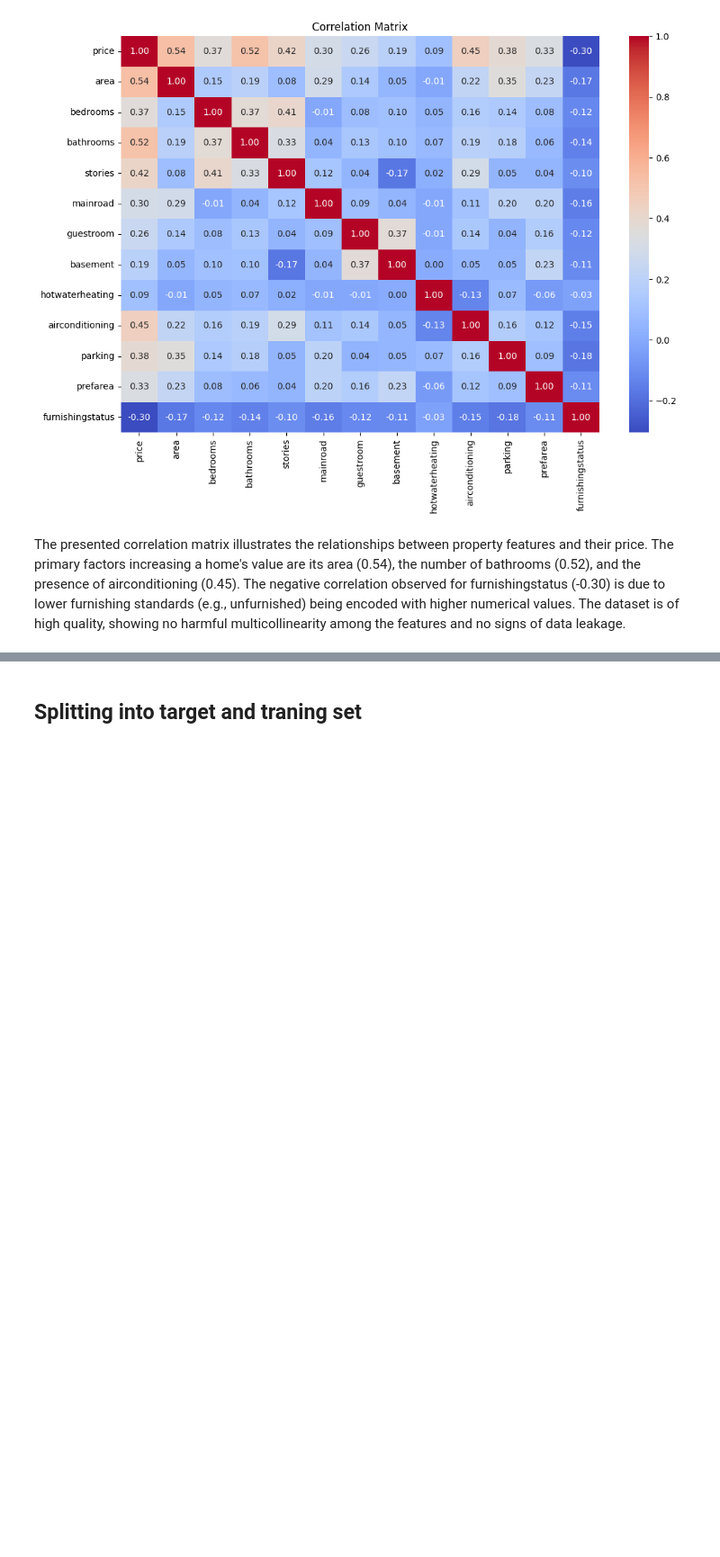
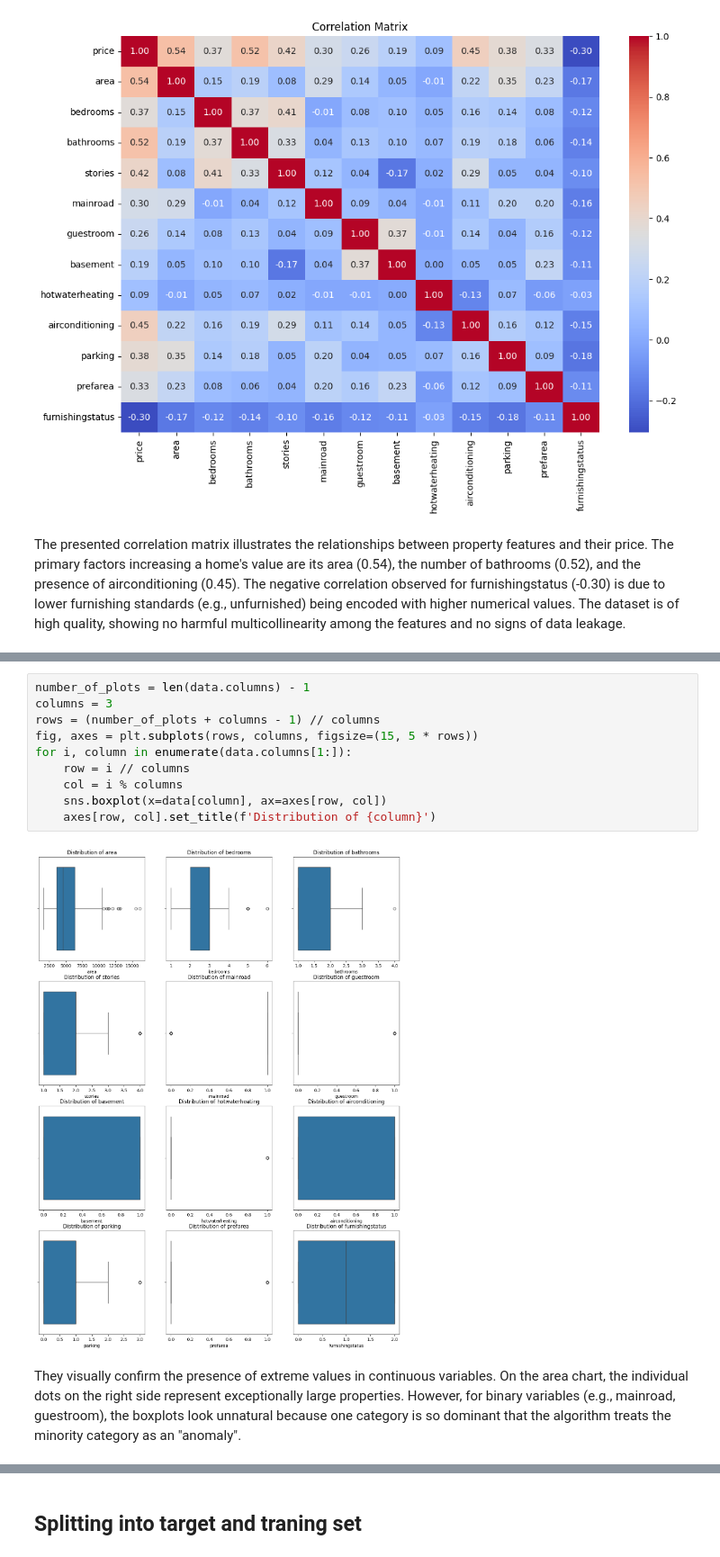
Before and after one commit to AleksandraRokita/HousePricePrediction, a Jupyter notebook: notebooks/02_Feature_Engineering.ipynb, the cells around one changed output, grey strips where cells are left out. Shown at 90% size. Drawn from its saved outputs; the diff is of its cells as text; blank space fills up the shorter version.

```diff
--- a/notebooks/02_Feature_Engineering.ipynb
+++ b/notebooks/02_Feature_Engineering.ipynb
@@ -60,0 +68,14 @@ The presented correlation matrix illustrates the relationships between property
+# %%
+number_of_plots = len(data.columns) - 1
+columns = 3
+rows = (number_of_plots + columns - 1) // columns
+fig, axes = plt.subplots(rows, columns, figsize=(15, 5 * rows))
+for i, column in enumerate(data.columns[1:]):
+    row = i // columns
+    col = i % columns
+    sns.boxplot(x=data[column], ax=axes[row, col])
+    axes[row, col].set_title(f'Distribution of {column}')
+# %% [output]
+[figure, added]
+# %% [markdown]
+They visually confirm the presence of extreme values in continuous variables. On the area chart, the individual dots on the right side represent exceptionally large properties. However, for binary variables (e.g., mainroad, guestroom), the boxplots look unnatural because one category is so dominant that the algorithm treats the minority category as an "anomaly".
```
Also changed, not shown: parts of 11 cells of this notebook, 1 other file.
